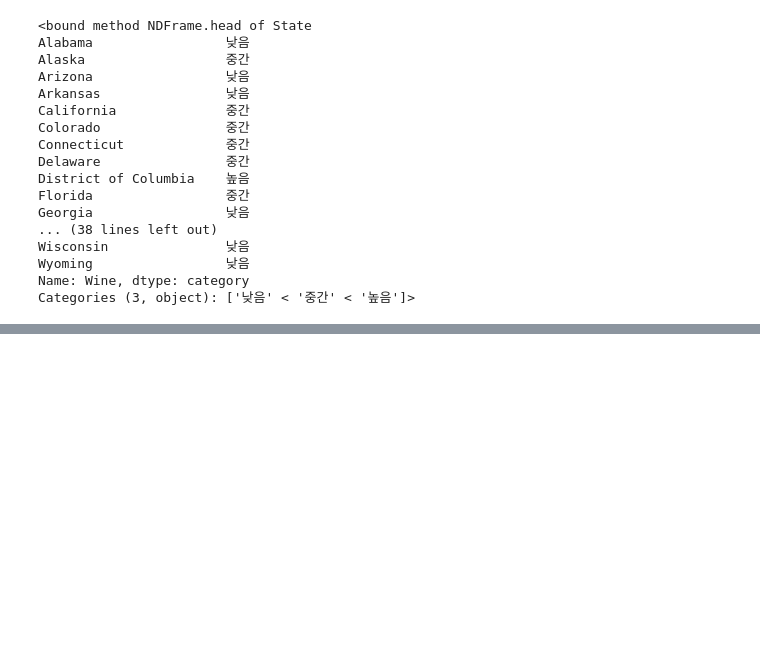
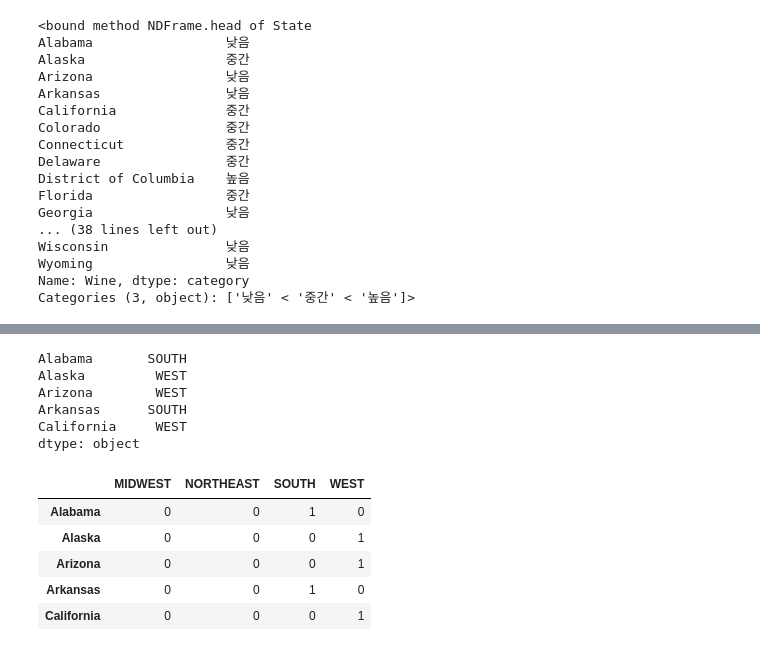
Before and after one commit to LunaALL/DataStudy, a Jupyter notebook: DataEngineering/pandasstuDataFrame.ipynb, the cells around one changed output, grey strips where cells are left out. Drawn from its saved outputs; the diff is of its cells as text; code cells hidden in the pictures; blank space fills up the shorter version.

Commit message:
pd.get_dummies 함수 써보기

```diff
--- a/DataEngineering/pandasstuDataFrame.ipynb
+++ b/DataEngineering/pandasstuDataFrame.ipynb
@@ -557,0 +580,19 @@ Categories (3, object): ['낮음' < '중간' < '높음']>
+# %%
+pd.Series(state2reg).sort_index().head()
+# %% [output]
+Alabama       SOUTH
+Alaska         WEST
+Arizona        WEST
+Arkansas      SOUTH
+California     WEST
+dtype: object
+# %%
+#위랑 비교하자. 원본 객체와 같은 인덱스와 더미 변수를 표현하는 열을 가진 또 다른 데이터 프레임으로 변환.
+pd.get_dummies(pd.Series(state2reg)).sort_index().head()
+# %% [output]
+|  | MIDWEST | NORTHEAST | SOUTH | WEST |
+| Alabama | 0 | 0 | 1 | 0 |
+| Alaska | 0 | 0 | 0 | 1 |
+| Arizona | 0 | 0 | 0 | 1 |
+| Arkansas | 0 | 0 | 1 | 0 |
+| California | 0 | 0 | 0 | 1 |
```
Also changed, not shown: parts of 1 cell of this notebook.
